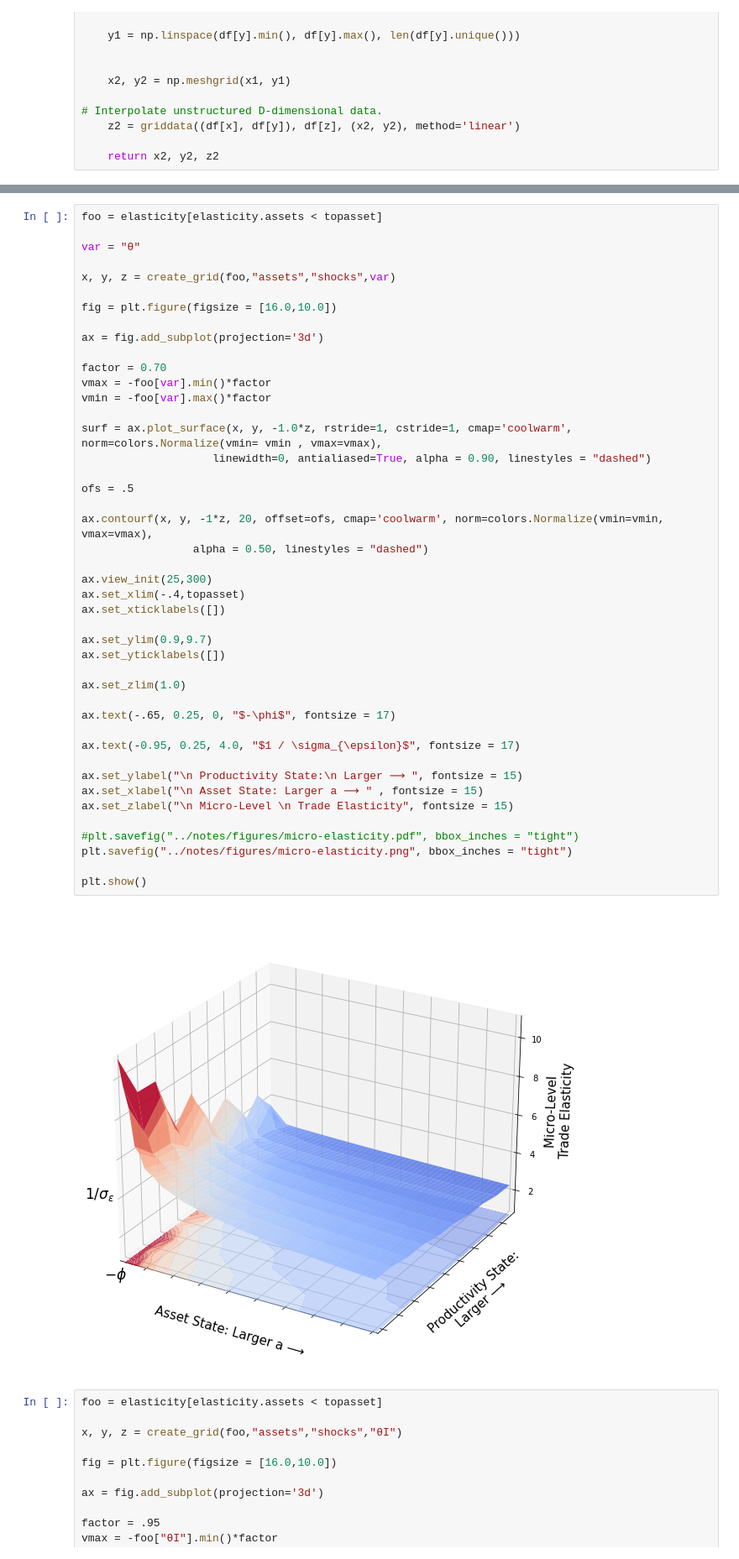
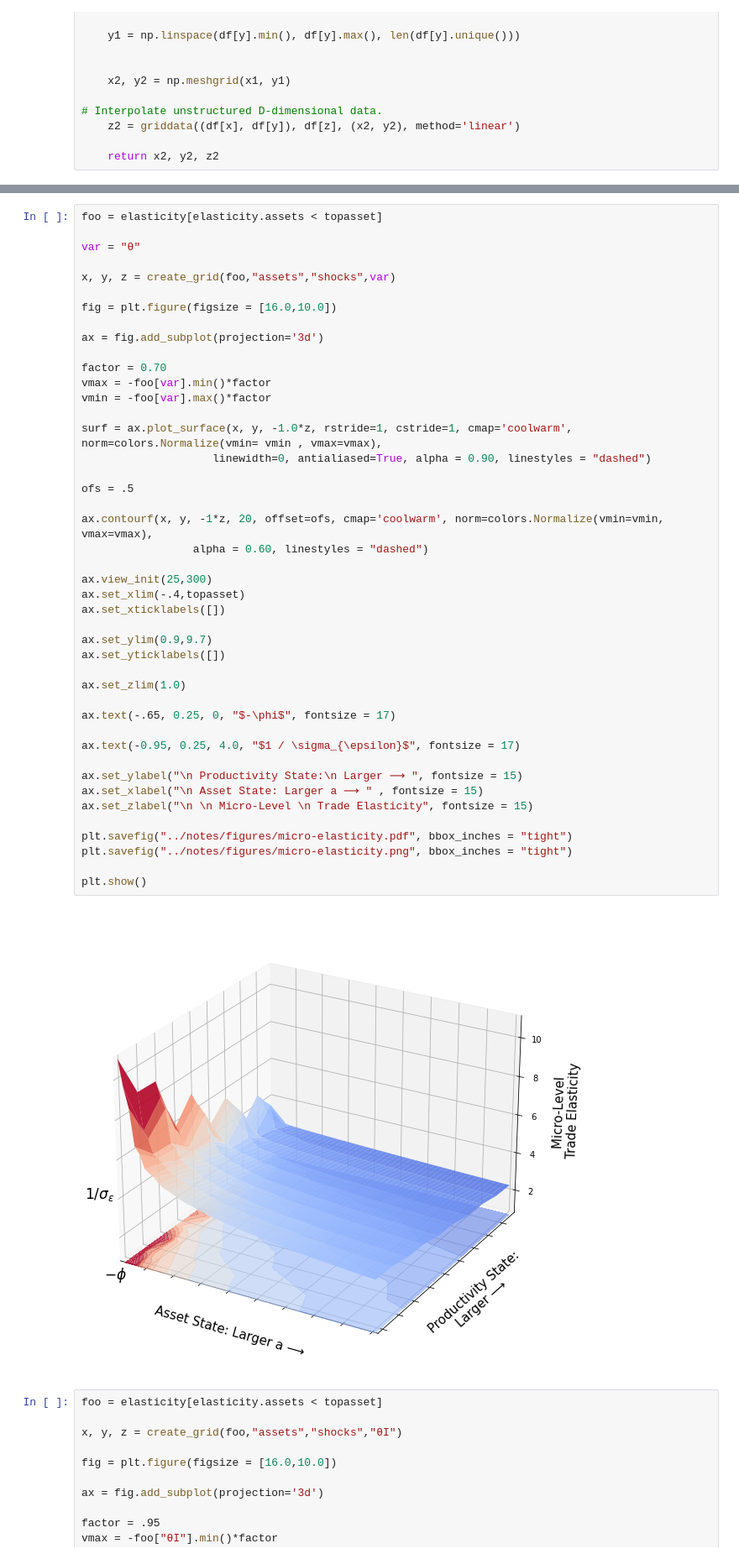
Before and after one commit to mwaugh0328/heterogeneous-agent-trade, a Jupyter notebook: notebooks/plot-micro-elasticity.ipynb, the cells around one changed output, grey strips where cells are left out. Shown at 84% size. Saved outputs shown, nothing was run; the diff lists cells and outputs as text.

```diff
--- a/notebooks/plot-micro-elasticity.ipynb
+++ b/notebooks/plot-micro-elasticity.ipynb
@@ -96,37 +96,37 @@ factor = 0.70
 vmax = -foo[var].min()*factor
 vmin = -foo[var].max()*factor
 
 surf = ax.plot_surface(x, y, -1.0*z, rstride=1, cstride=1, cmap='coolwarm', norm=colors.Normalize(vmin= vmin , vmax=vmax),
                     linewidth=0, antialiased=True, alpha = 0.90, linestyles = "dashed")
 
 ofs = .5
 
 ax.contourf(x, y, -1*z, 20, offset=ofs, cmap='coolwarm', norm=colors.Normalize(vmin=vmin, vmax=vmax),
-                 alpha = 0.50, linestyles = "dashed")
+                 alpha = 0.60, linestyles = "dashed")
 
 ax.view_init(25,300)
 ax.set_xlim(-.4,topasset)
 ax.set_xticklabels([])
 
 ax.set_ylim(0.9,9.7)
 ax.set_yticklabels([])
 
 ax.set_zlim(1.0)
 
 ax.text(-.65, 0.25, 0, "$-\phi$", fontsize = 17)
 
 ax.text(-0.95, 0.25, 4.0, "$1 / \sigma_{\epsilon}$", fontsize = 17)
 
 ax.set_ylabel("\n Productivity State:\n Larger ⟶ ", fontsize = 15)
 ax.set_xlabel("\n Asset State: Larger a ⟶ " , fontsize = 15)
-ax.set_zlabel("\n Micro-Level \n Trade Elasticity", fontsize = 15)
+ax.set_zlabel("\n \n Micro-Level \n Trade Elasticity", fontsize = 15)
 
-#plt.savefig("../notes/figures/micro-elasticity.pdf", bbox_inches = "tight")
+plt.savefig("../notes/figures/micro-elasticity.pdf", bbox_inches = "tight")
 plt.savefig("../notes/figures/micro-elasticity.png", bbox_inches = "tight")
 
 plt.show()
 # %% [output]
-[figure, old version]
+[figure, new version]
 # %%
 foo = elasticity[elasticity.assets < topasset]
 
```
Also changed, not shown: parts of 1 cell of this notebook, 3 other files.
